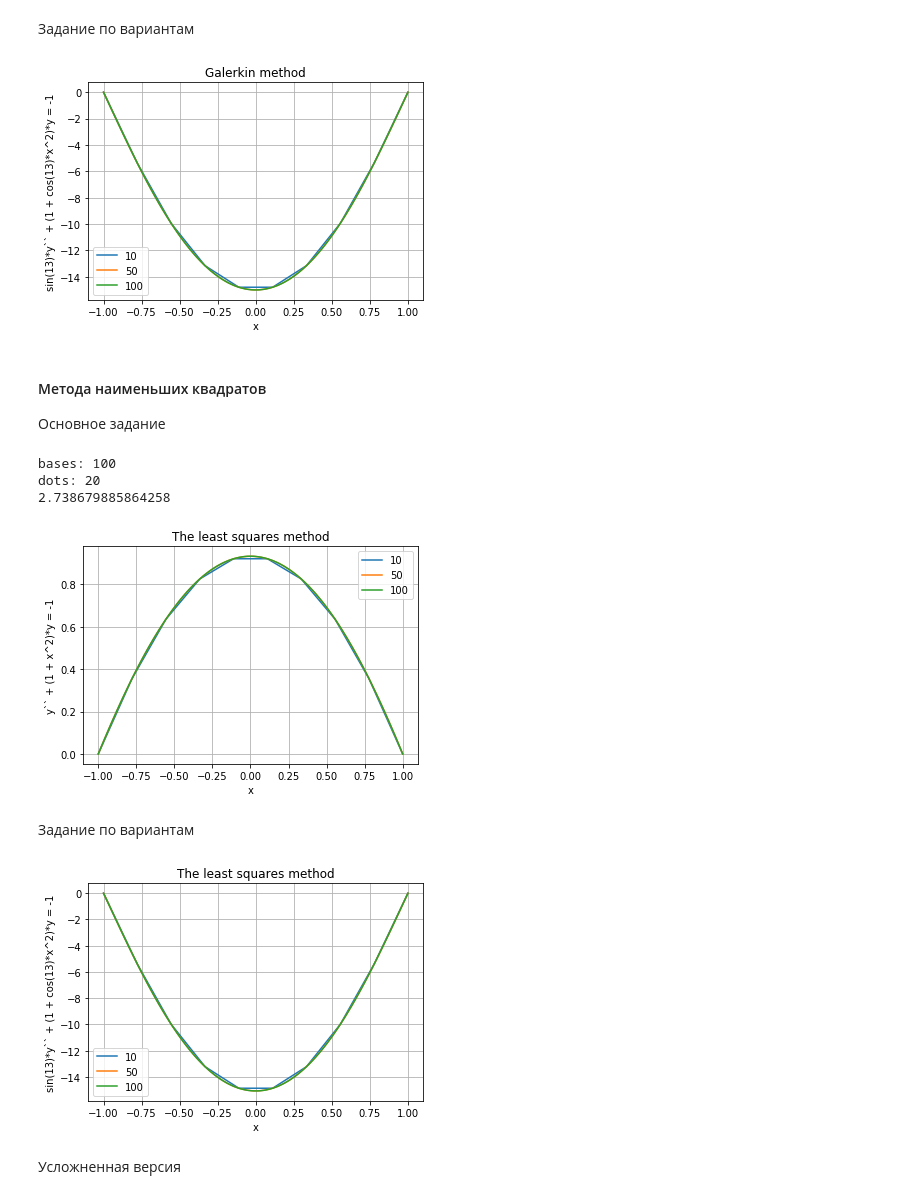
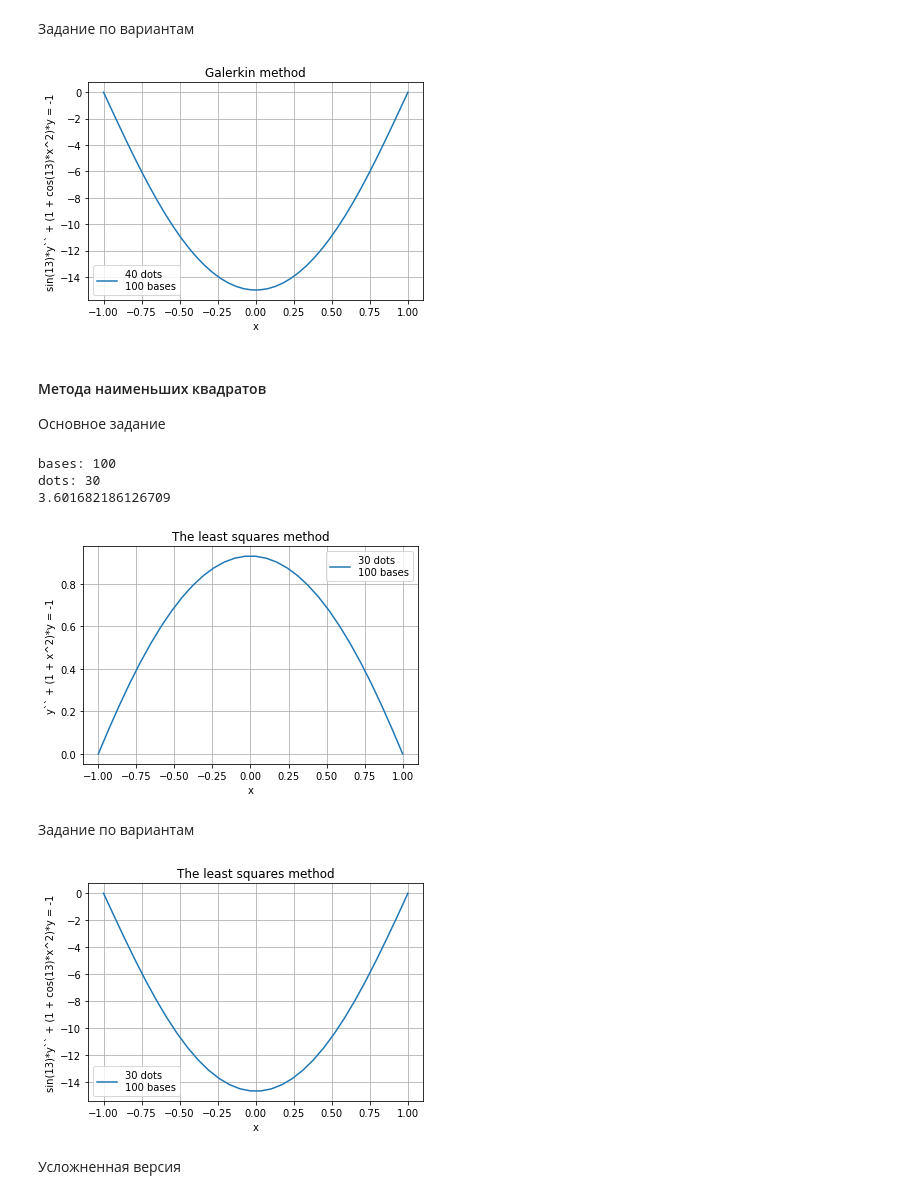
Before and after one commit to SingularityUrBrain/MNA, a Jupyter notebook: sem2/lab1/lab1.ipynb, the cells around one changed output. Saved outputs shown, nothing was run; the diff lists cells and outputs as text; code cells hidden in the pictures.

```diff
--- a/sem2/lab1/lab1.ipynb
+++ b/sem2/lab1/lab1.ipynb
@@ -8,13 +8,12 @@ import time
 
 
 def get_k(xi, i, c, d):
-    return c(xi)*(i*(i-1)*(xi**(i-2)) - (i+2)*(i+1)*(xi**i))\
-           +(1+d(xi)*(xi**2))*((xi**i)*(1-xi**2))
+    return c(xi)*(i*(i - 1)*xi**(i - 2) - (i + 2)*(i + 1)*(xi**i))\
+           +(1 + d(xi)*(xi**2))*((xi**i)*(1 - xi**2))
 
 def colloc_method(a, b, nb, c, d):
     x = np.linspace(a, b, nb)
-    a_vec = []
-    b_vec = np.tile(-1, nb)
+    a_vec, b_vec = [], np.tile(-1, nb)
     for xi in x:
         a_vec.append([get_k(xi, i, c, d) for i in range(nb)])
     sol_np = np.linalg.solve(a_vec, b_vec)
@@ -31,8 +30,7 @@ def int_a(x, c, d, i, j): # solution of the integral, that's coeff by ai
         return 0
 
 def galerkin_method(a, b, nb, c=1, d=1):
-    a_vec = []
-    b_vec = np.zeros(nb)
+    a_vec, b_vec = [], np.zeros(nb)
     for j in range(nb):
         b_vec[j] = (a**(j+1)-b**(j+1)) / (j+1) - (a**(j+3) - b**(j+3)) / (j+3)
         a_vec.append([int_a(b, c, d, i, j) - int_a(a, c, d, i, j) for i in range(nb)])
@@ -41,8 +39,7 @@ def galerkin_method(a, b, nb, c=1, d=1):
 
 def lsq_method(a, b, nd, nb, c, d):
     x = np.linspace(a, b, nd)
-    a_vec = []
-    b_vec = np.zeros(nb)
+    a_vec, b_vec = [], np.zeros(nb)
     for i in range(nb):
         b_vec[i] = -2*sum(get_k(xi, i, c, d) for xi in x)
         a_vec.append([2*sum(get_k(xi, i, c, d)*get_k(xi, j, c, d) for xi in x)
@@ -50,8 +47,8 @@ def lsq_method(a, b, nd, nb, c, d):
     sol_np = np.linalg.solve(a_vec, b_vec)
     return sol_np
 
-def draw(x, y, title, label=None, ylabel='y'):
-    plt.plot(x, y, label=label)
+def draw(x_raw, y_raw, title, label=None, ylabel='y'):
+    plt.plot(x_raw, y_raw, label=label)
     if label is not None:
         plt.legend()
     plt.title(title)
@@ -65,7 +62,7 @@ def draw(x, y, title, label=None, ylabel='y'):
 x0, xn = -1, 1
 option = 13
 n_bases = int(input('number of bases: '))
-n_dots = int(input('number of dots(lsq method only): '))
+n_dots = int(input('number of dots: '))
 # %% [markdown]
 #### Метод коллокаций
 Основное задание
@@ -126,13 +127,14 @@ bases: 100
 Задание по вариантам
 # %%
 a_vec = galerkin_method(x0, xn, n_bases, np.sin(option), np.cos(option))
-for ni in [10, 50, 100]:
-    x = np.linspace(x0, xn, ni)
-    y = [sum(x[i]**j*(1-x[i]**2)*a_vec[j] for j in range(n_bases)) for i in range(ni)]
-    draw(x, y, 'Galerkin method', len(x), f'sin({option})*y`` + (1 + cos({option})*x^2)*y = -1')
+x = np.linspace(x0, xn, n_dots)
+y = [sum(x[i]**j*(1-x[i]**2)*a_vec[j] for j in range(n_bases)) for i in range(n_dots)]
+draw(x, y, 'Galerkin method',
+     f'{len(x)} dots\n{n_bases} bases',
+     f'sin({option})*y`` + (1 + cos({option})*x^2)*y = -1')
 plt.show()
 # %% [output]
-[figure, old version]
+[figure, new version]
 # %% [markdown]
 #### Метода наименьших квадратов
 Основное задание
@@ -141,27 +143,29 @@ print(f'bases: {n_bases}\ndots: {n_dots}')
 t1 = time.time()
 a_vec = lsq_method(x0, xn, n_dots, n_bases, lambda val:1, lambda val:1)
 print(time.time() - t1)
-for ni in [10, 50, 100]:
-    x = np.linspace(x0, xn, ni)
-    y = [sum(x[i]**j*(1-x[i]**2)*a_vec[j] for j in range(n_bases)) for i in range(ni)]
-    draw(x, y, 'The least squares method', len(x), f'y`` + (1 + x^2)*y = -1')
+x = np.linspace(x0, xn, n_dots)
+y = [sum(x[i]**j*(1-x[i]**2)*a_vec[j] for j in range(n_bases)) for i in range(n_dots)]
+draw(x, y, 'The least squares method',
+     f'{len(x)} dots\n{n_bases} bases',
+     f'y`` + (1 + x^2)*y = -1')
 plt.show()
 # %% [output]
 bases: 100
-dots: 20
-2.738679885864258
+dots: 30
+3.601682186126709
-[figure, old version]
+[figure, new version]
 # %% [markdown]
 Задание по вариантам
 # %%
 a_vec = lsq_method(x0, xn, n_dots, n_bases, lambda val:np.sin(option), lambda val:np.cos(option))
-for ni in [10, 50, 100]:
-    x = np.linspace(x0, xn, ni)
-    y = [sum(x[i]**j*(1-x[i]**2)*a_vec[j] for j in range(n_bases)) for i in range(ni)]
-    draw(x, y, 'The least squares method', len(x), f'sin({option})*y`` + (1 + cos({option})*x^2)*y = -1')
+x = np.linspace(x0, xn, n_dots)
+y = [sum(x[i]**j*(1-x[i]**2)*a_vec[j] for j in range(n_bases)) for i in range(n_dots)]
+draw(x, y, 'The least squares method',
+     f'{len(x)} dots\n{n_bases} bases',
+     f'sin({option})*y`` + (1 + cos({option})*x^2)*y = -1')
 plt.show()
 # %% [output]
-[figure, old version]
+[figure, new version]
 # %% [markdown]
 Усложненная версия
 # %%
```
Also changed, not shown: parts of 5 cells of this notebook.
